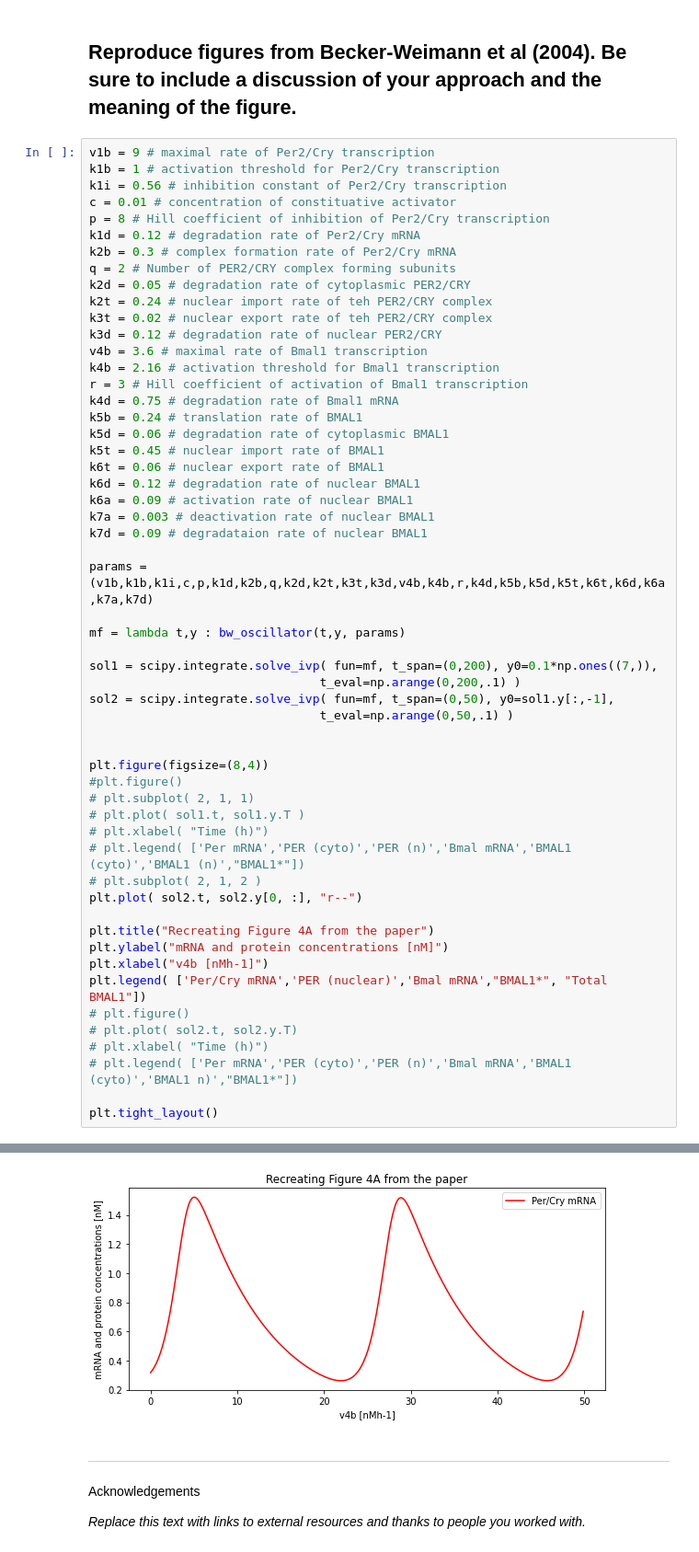
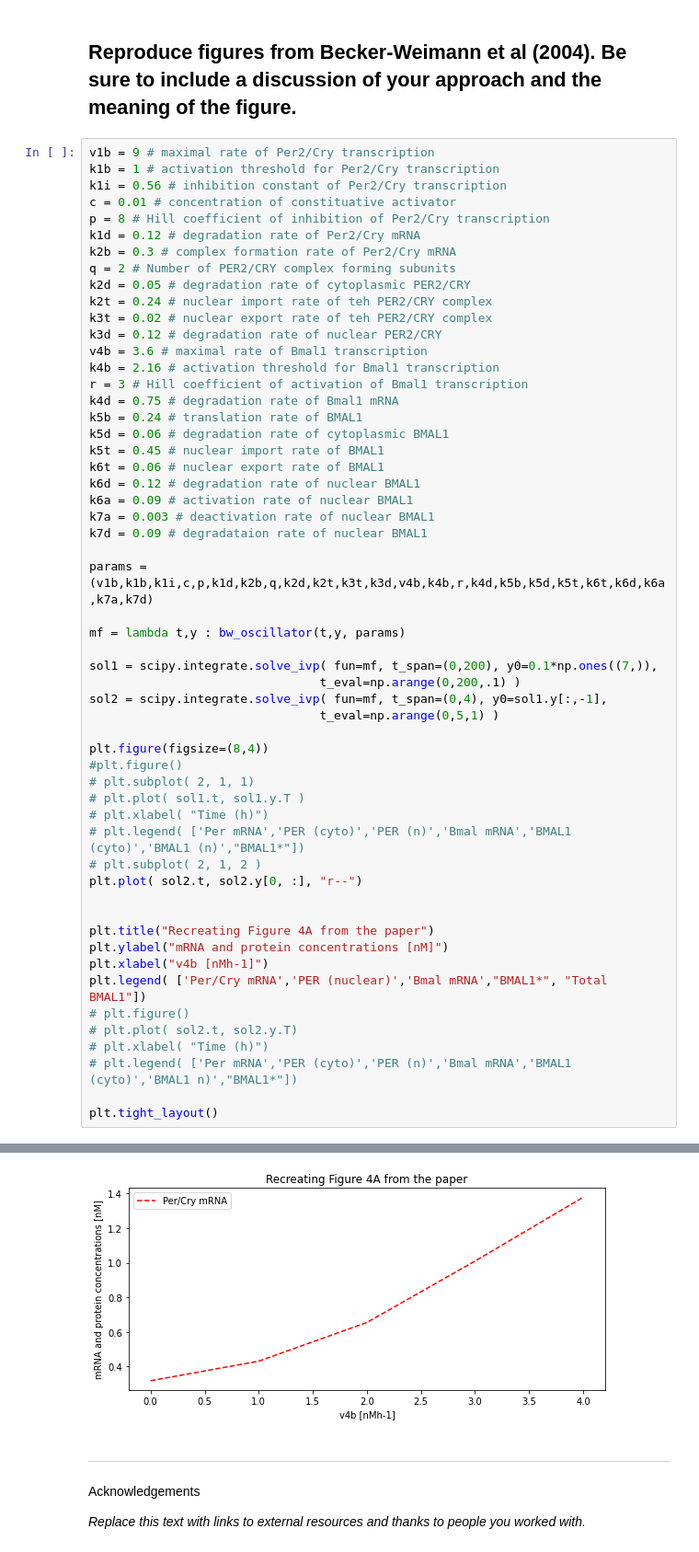
Before and after one commit to hmhwan21/cs341projects, a Jupyter notebook: proj6/Project6.ipynb, the cells around one changed output, grey strips where cells are left out. Shown at 92% size. Cells and saved outputs as stored; diff of their text form.

Commit message:
Testing scipy

```diff
--- a/proj6/Project6.ipynb
+++ b/proj6/Project6.ipynb
@@ -331,9 +331,8 @@ mf = lambda t,y : bw_oscillator(t,y, params)
 
 sol1 = scipy.integrate.solve_ivp( fun=mf, t_span=(0,200), y0=0.1*np.ones((7,)),
                                 t_eval=np.arange(0,200,.1) )
-sol2 = scipy.integrate.solve_ivp( fun=mf, t_span=(0,50), y0=sol1.y[:,-1],
-                                t_eval=np.arange(0,50,.1) )
-
+sol2 = scipy.integrate.solve_ivp( fun=mf, t_span=(0,4), y0=sol1.y[:,-1],
+                                t_eval=np.arange(0,5,1) )
 
 plt.figure(figsize=(8,4))
 #plt.figure()
@@ -343,6 +342,7 @@ plt.figure(figsize=(8,4))
 # plt.legend( ['Per mRNA','PER (cyto)','PER (n)','Bmal mRNA','BMAL1 (cyto)','BMAL1 (n)',"BMAL1*"])
 # plt.subplot( 2, 1, 2 )
 plt.plot( sol2.t, sol2.y[0, :], "r--")
+
 
 plt.title("Recreating Figure 4A from the paper")
 plt.ylabel("mRNA and protein concentrations [nM]")
@@ -375,4 +358,4 @@ plt.tight_layout()
-[figure, old version]
+[figure, new version]
 # %% [markdown]
 <hr style="border:2px solid gray"> </hr>
 
```
Also changed, not shown: parts of 1 cell of this notebook.
